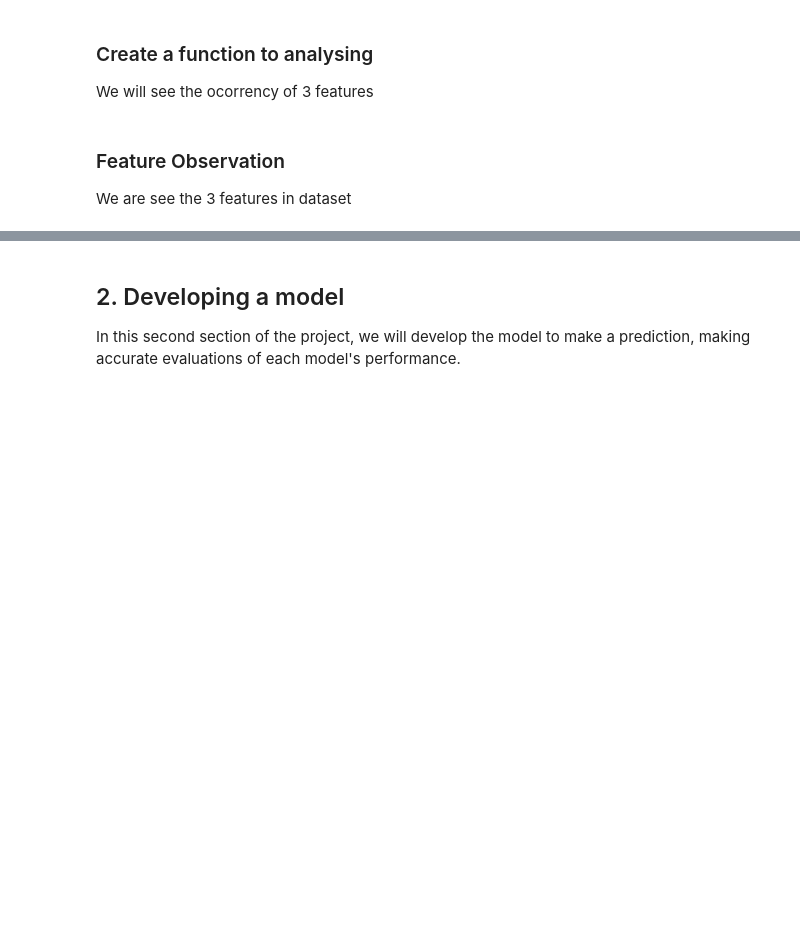
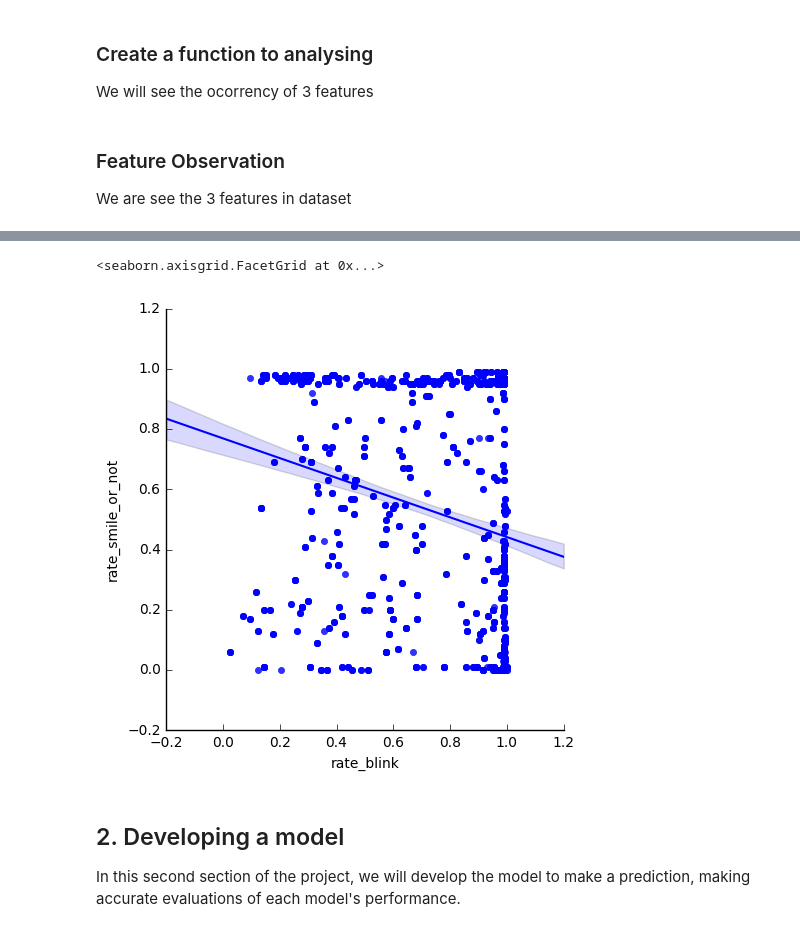
Before and after one commit to thiagomarquesrocha/Kaio-machine-learning-human-face-detection, a Jupyter notebook: kaio/kaio.ipynb, the cells around one changed output, grey strips where cells are left out. Saved outputs shown, nothing was run; the diff lists cells and outputs as text; code cells hidden in the pictures; blank space fills up the shorter version.

```diff
--- a/kaio/kaio.ipynb
+++ b/kaio/kaio.ipynb
@@ -153,3 +272,10 @@ See the caveats in the documentation: http://pandas.pydata.org/pandas-docs/stabl
+# %%
+import seaborn as sns
+
+sns.lmplot(x='rate_blink',y='rate_smile_or_not', data=df_happy)
+# %% [output]
+<seaborn.axisgrid.FacetGrid at 0x...>
+[figure, added]
 # %% [markdown]
 ## 2. Developing a model
 
```
Also changed, not shown: parts of 11 cells of this notebook.
